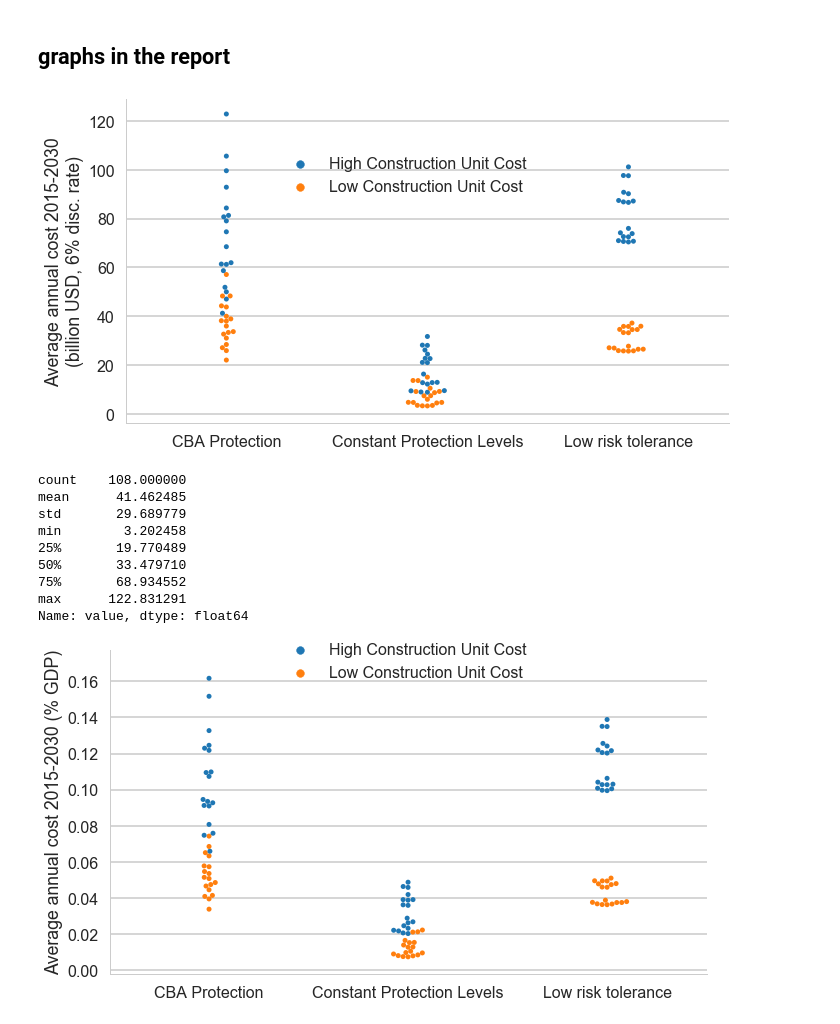
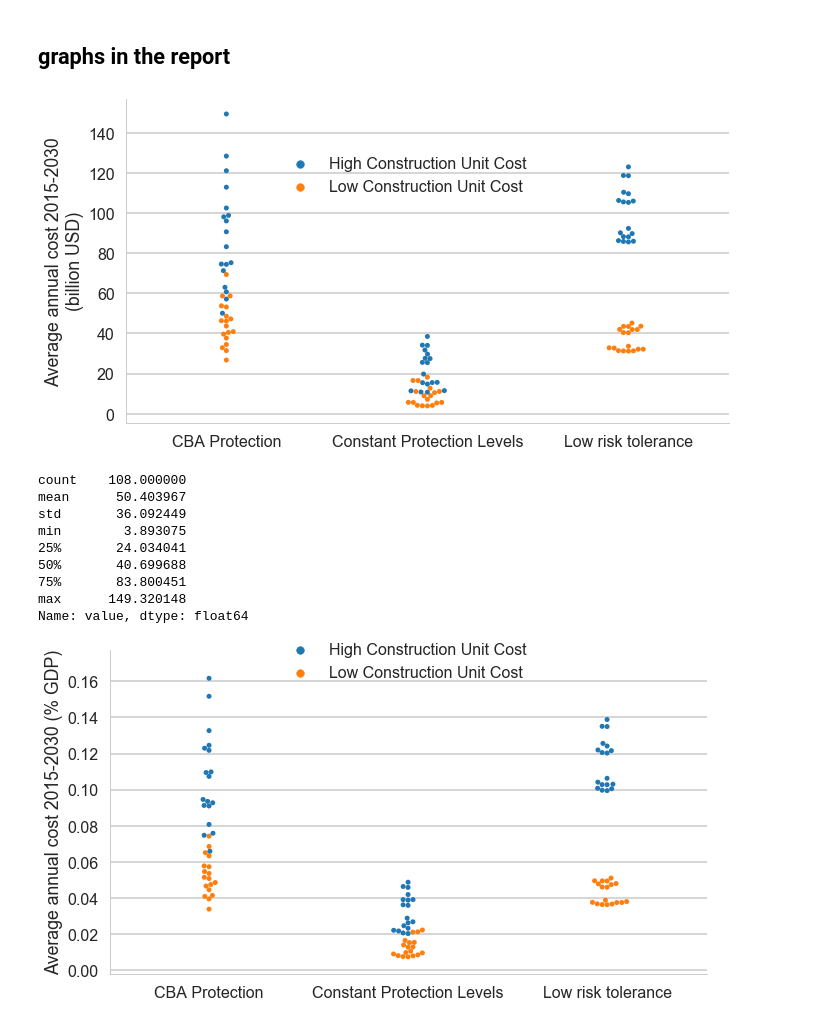
Before and after one commit to julierozenberg/infra_needs_analyses, a Jupyter notebook: coastal protection-regions.ipynb, the cells around one changed output. Drawn from its saved outputs; the diff is of its cells as text; code cells hidden in the pictures.

```diff
--- a/coastal protection-regions.ipynb
+++ b/coastal protection-regions.ipynb
@@ -51,7 +51,7 @@ mydata = mydata.reset_index("time")
 # %%
 #the annual numbers are averages so we multiply them by 5 when discounting
 def discount_sum_over_5_years(row,name,d):
-    return np.sum([row[name]*(1+d)**(1-(year-2015)) for year in np.arange(row["time"]-4,row["time"])])
+    return np.sum([row[name]*(1+d)**(1-(year-2015)) for year in np.arange(row["time"]-4,row["time"]+1)])
 # %%
 bigger_data = pd.DataFrame()
 for d in [0, 0.01, 0.03, 0.06]:
@@ -110,42 +110,42 @@ for time_horizon in [[2010,2030],[2030,2050],[2050,2100]]:
 # %%
 time_horizon = 2030
 d = 0.06
 
 toplot = newdata_dev_world_sum_cum.reset_index(['time_horizon','d'])
 toplot = toplot.loc[(toplot.time_horizon==time_horizon)&(toplot.d==d),['protection_investment_cost_disc']]
 toplot.columns.name="costtype"
 toplot = toplot.stack()
 toplot.name = "value"
 toplot = toplot.reset_index()
 toplot = toplot.loc[(toplot.ada!='Constant Abs. Flood Risk')&(toplot.ada!='Constant Rel. Flood Risk'),:]
 #toplot["costtype"] = toplot["costtype"].replace({'tot_cost':'investment + maintenance','seafloodcost_disc':'residual risk'})
 toplot["costtype"] = toplot["costtype"].replace({'protection_investment_cost_disc':'capital investment','protection_maintenance_cost_disc': 'maintenance','seafloodcost_disc':'residual risk'})
 toplot['value'] = 1/(time_horizon-2015)*10**(-3)*toplot.value
 toplot['adacost'] = toplot['adacost'].str.replace("Adaptation","Construction")
 
 toplot['ada'] = toplot.ada.replace({"Risk intolerance":"Low risk tolerance"})
 
 g = sns.factorplot(x='ada',y='value', hue= 'adacost', data=toplot, kind="swarm",dodge=False, size=6, aspect=1.7,\
                   legend=False)
 
-g.set_axis_labels("", "Average annual cost 2015-{}\n(billion USD")
+g.set_axis_labels("", "Average annual cost 2015-{}\n(billion USD)".format(time_horizon))
 g.add_legend(title="",bbox_to_anchor=(0.5, 0.65), borderaxespad=0.)
 
 plt.savefig("coastal_inv_{}_{}_dev.png".format(time_horizon,round(100*d)),ddpi=300,bbox_inches="tight")
 plt.savefig("coastal_inv_{}_{}_dev.pdf".format(time_horizon,round(100*d)))
 # %% [output]
-[figure, old version]
+[figure, new version]
 # %%
 toplot.value.describe()
 # %% [output]
 count    108.000000
-mean      41.462485
-std       29.689779
-min        3.202458
-25%       19.770489
-50%       33.479710
-75%       68.934552
-max      122.831291
+mean      50.403967
+std       36.092449
+min        3.893075
+25%       24.034041
+50%       40.699688
+75%       83.800451
+max      149.320148
 Name: value, dtype: float64
 # %%
 time_horizon = 2030
```
Also changed, not shown: parts of 8 cells of this notebook, 3 other files.
